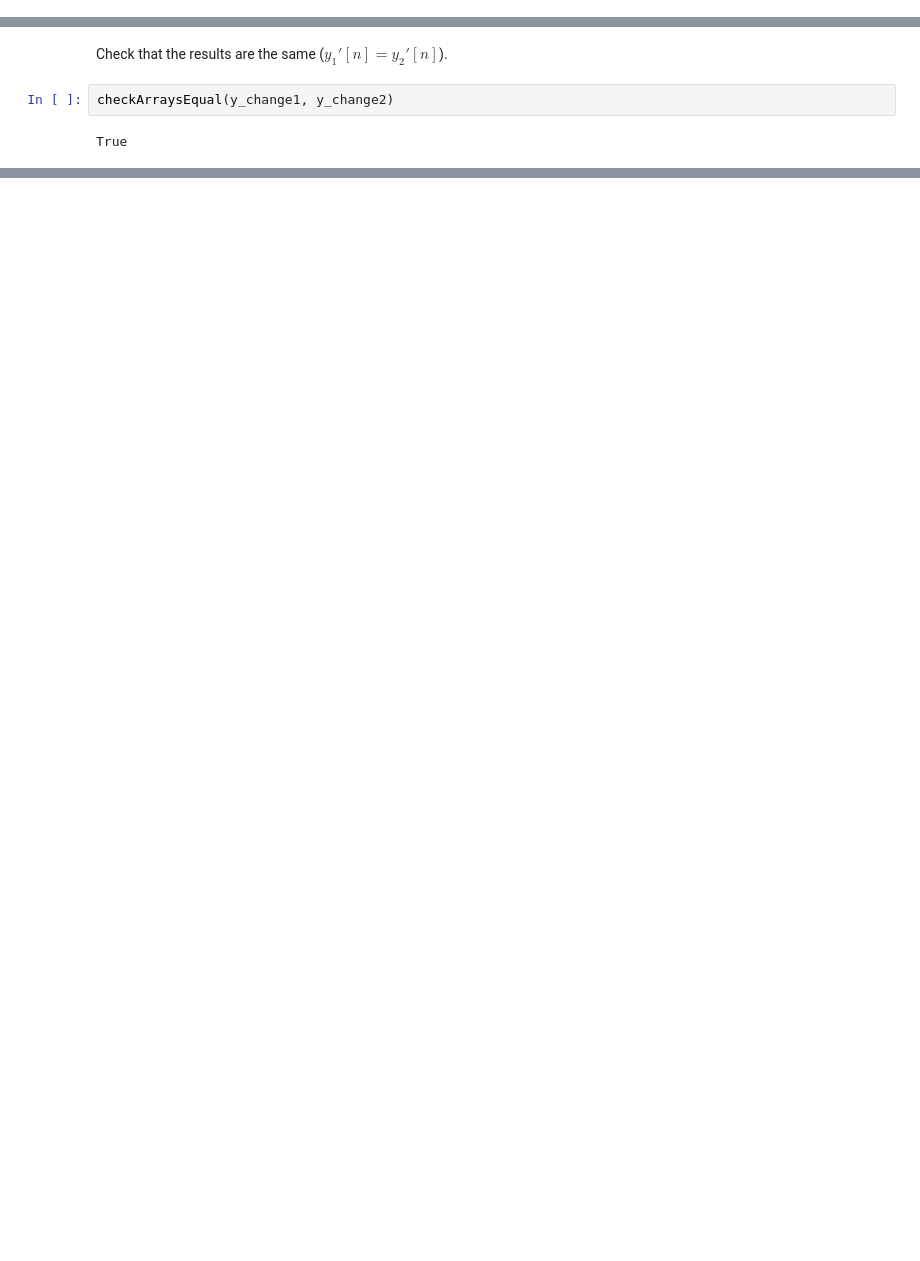
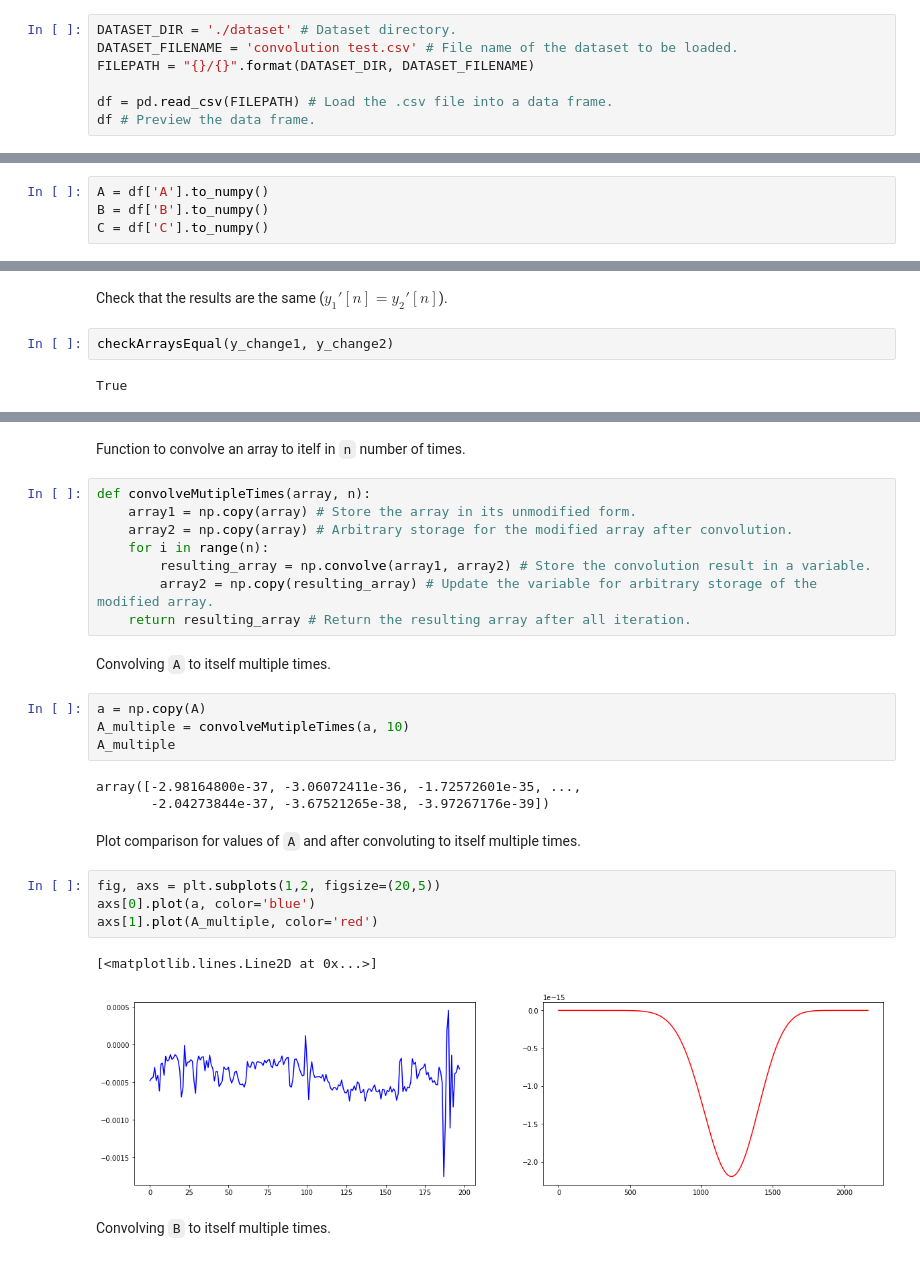
Before and after one commit to paucabral/dsp-activities, a Jupyter notebook: Activity 5 - Proving Mathematical Properties.ipynb, the cells around one changed output, grey strips where cells are left out. Cells and saved outputs as stored; diff of their text form; blank space fills up the shorter version.

Commit message:
Added the dataset and applied the written operations to prove properties.

```diff
--- a/Activity 5 - Proving Mathematical Properties.ipynb
+++ b/Activity 5 - Proving Mathematical Properties.ipynb
@@ -61,0 +68,7 @@ True
+# %%
+DATASET_DIR = './dataset' # Dataset directory.
+DATASET_FILENAME = 'convolution test.csv' # File name of the dataset to be loaded.
+FILEPATH = "{}/{}".format(DATASET_DIR, DATASET_FILENAME)
+
+df = pd.read_csv(FILEPATH) # Load the .csv file into a data frame.
+df # Preview the data frame.
@@ -62,3 +91,7 @@ True
+# %%
+A = df['A'].to_numpy()
+B = df['B'].to_numpy()
+C = df['C'].to_numpy()
 # %% [markdown]
 ## Mathematical Properties
 # %% [markdown]
@@ -237,0 +415,30 @@ True
+# %% [markdown]
+Function to convolve an array to itelf in `n` number of times.
+# %%
+def convolveMutipleTimes(array, n):
+    array1 = np.copy(array) # Store the array in its unmodified form.
+    array2 = np.copy(array) # Arbitrary storage for the modified array after convolution.
+    for i in range(n):
+        resulting_array = np.convolve(array1, array2) # Store the convolution result in a variable.
+        array2 = np.copy(resulting_array) # Update the variable for arbitrary storage of the modified array.
+    return resulting_array # Return the resulting array after all iteration.
+# %% [markdown]
+Convolving `A` to itself multiple times.
+# %%
+a = np.copy(A)
+A_multiple = convolveMutipleTimes(a, 10)
+A_multiple
+# %% [output]
+array([-2.98164800e-37, -3.06072411e-36, -1.72572601e-35, ...,
+       -2.04273844e-37, -3.67521265e-38, -3.97267176e-39])
+# %% [markdown]
+Plot comparison for values of `A` and after convoluting to itself multiple times.
+# %%
+fig, axs = plt.subplots(1,2, figsize=(20,5))
+axs[0].plot(a, color='blue')
+axs[1].plot(A_multiple, color='red')
+# %% [output]
+[<matplotlib.lines.Line2D at 0x...>]
+[figure, added]
+# %% [markdown]
+Convolving `B` to itself multiple times.
```
Also changed, not shown: parts of 28 cells of this notebook, 1 other file.
